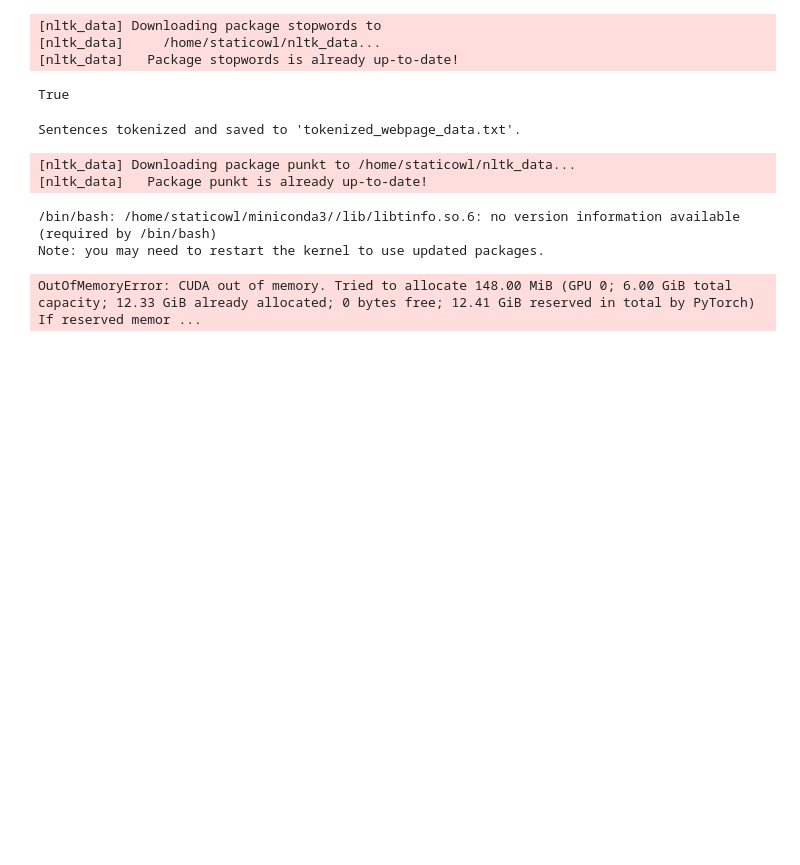
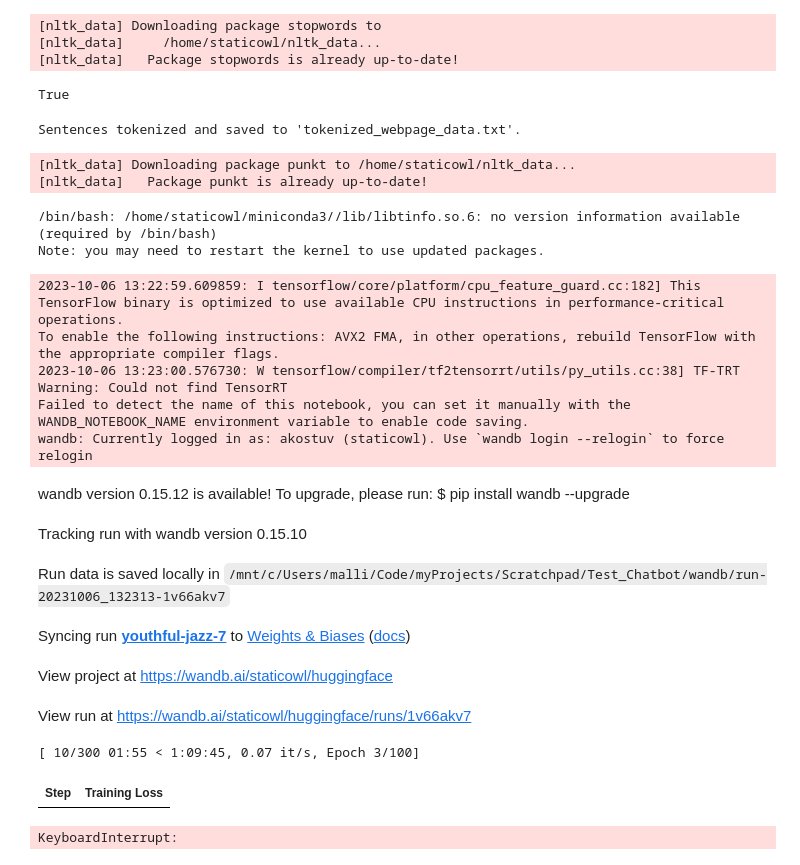
Before and after one commit to StaticOwl/Scratchpad, a Jupyter notebook: Test_Chatbot/Chatbot_5_October.ipynb, the cells around one changed output. Drawn from its saved outputs; the diff is of its cells as text; code cells hidden in the pictures; blank space fills up the shorter version.

```diff
--- a/Test_Chatbot/Chatbot_5_October.ipynb
+++ b/Test_Chatbot/Chatbot_5_October.ipynb
@@ -178,36 +191,49 @@ data = "tokenized_webpage_data.txt"
 # Tokenize and format the data for training
 train_dataset = TextDataset(tokenizer=tokenizer, file_path=data, block_size=128)
 
 # Define training arguments
 training_args = TrainingArguments(
     output_dir="./fine-tuned-model1",
     overwrite_output_dir=True,
     num_train_epochs=100,
-    per_device_train_batch_size=128,
-    save_steps=10_000,
+    per_device_train_batch_size=45,
+    save_steps=10000,
     save_total_limit=2,
 )
 
 # Prepare the data collator
 data_collator = DataCollatorForLanguageModeling(
     tokenizer=tokenizer, mlm=False,
 )
 
 # Create a Trainer and fine-tune the model
 trainer = Trainer(
     model=model,
     args=training_args,
     data_collator=data_collator,
     train_dataset=train_dataset,
 )
 
 # Fine-tune the model
 trainer.train()
 
 # Save the fine-tuned model
 trainer.save_model()
 # %% [output]
-OutOfMemoryError: CUDA out of memory. Tried to allocate 148.00 MiB (GPU 0; 6.00 GiB total capacity; 12.33 GiB already allocated; 0 bytes free; 12.41 GiB reserved in total by PyTorch) If reserved memor ...
+2023-10-06 13:22:59.609859: I tensorflow/core/platform/cpu_feature_guard.cc:182] This TensorFlow binary is optimized to use available CPU instructions in performance-critical operations.
+To enable the following instructions: AVX2 FMA, in other operations, rebuild TensorFlow with the appropriate compiler flags.
+2023-10-06 13:23:00.576730: W tensorflow/compiler/tf2tensorrt/utils/py_utils.cc:38] TF-TRT Warning: Could not find TensorRT
+Failed to detect the name of this notebook, you can set it manually with the WANDB_NOTEBOOK_NAME environment variable to enable code saving.
+wandb: Currently logged in as: akostuv (staticowl). Use `wandb login --relogin` to force relogin
+wandb version 0.15.12 is available! To upgrade, please run: $ pip install wandb --upgrade
+Tracking run with wandb version 0.15.10
+Run data is saved locally in /mnt/c/Users/malli/Code/myProjects/Scratchpad/Test_Chatbot/wandb/run-20231006_132313-1v66akv7
+Syncing run youthful-jazz-7 to Weights & Biases (docs)
+View project at https://wandb.ai/staticowl/huggingface
+View run at https://wandb.ai/staticowl/huggingface/runs/1v66akv7
+[ 10/300 01:55 < 1:09:45, 0.07 it/s, Epoch 3/100]
+| Step | Training Loss |
+KeyboardInterrupt:
 # %%
 
 user_prompt =  "How can I calculate my Grade Point Average?"
```
Also changed, not shown: parts of 1 cell of this notebook, 5 other files.
